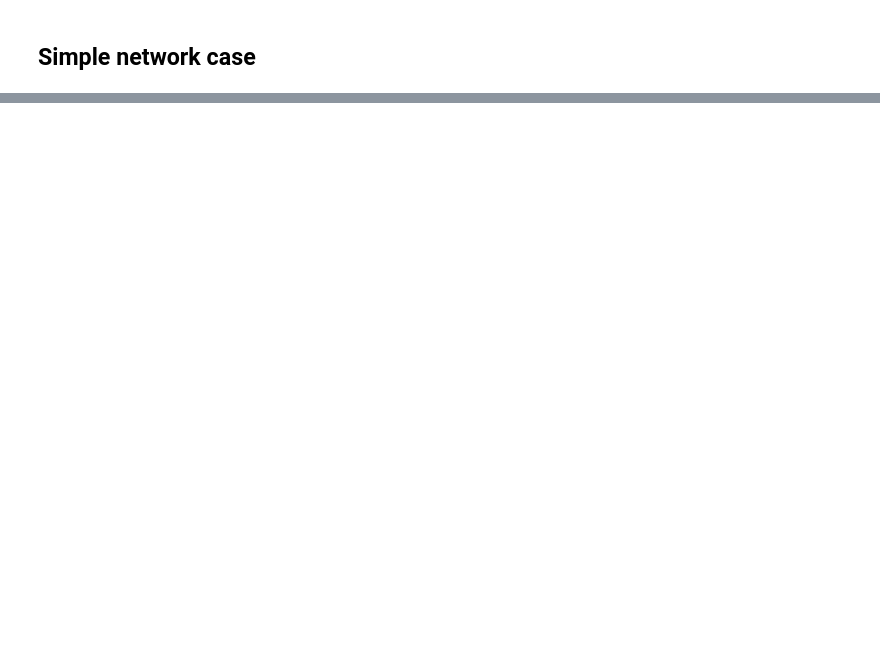
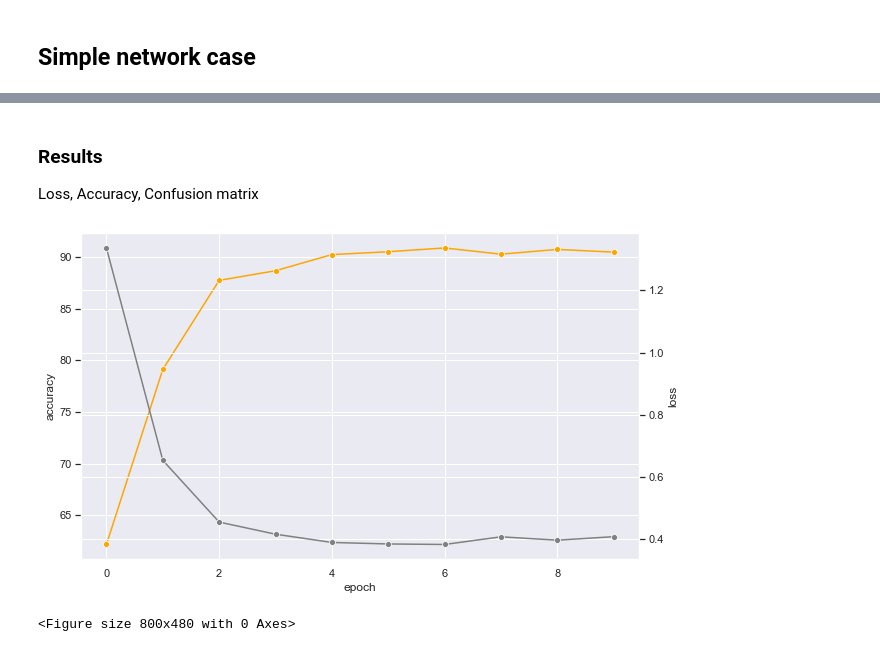
Before and after one commit to ivanobat/nn_sign_lang, a Jupyter notebook: asl_detection_basic.ipynb, the cells around one changed output, grey strips where cells are left out. Cells and saved outputs as stored; diff of their text form; code cells hidden in the pictures; blank space fills up the shorter version.

```diff
--- a/asl_detection_basic.ipynb
+++ b/asl_detection_basic.ipynb
@@ -456,0 +333,12 @@ Loss, Accuracy, Confusion matrix
+# %%
+channels = 1
+img_size = 28
+in_size = img_size*img_size*channels
+out_size = 26           # number of classes
+n_feat = img_size*img_size
+epochs = 10
+batch_size = 100
+learning_rate = 0.0001
+gamma = 1
+momentum = 0.9
+n_hidden = 512        # number of hidden units
@@ -456,0 +401,9 @@ Loss, Accuracy, Confusion matrix
+# %%
+import torch.optim.lr_scheduler
+# instantiate and run nn
+
+model_fnn = convolutional1(in_size, n_hidden, out_size) # convolutional
+model_fnn.to(device)
+optimizer = torch.optim.Adam(model_fnn.parameters(),lr=learning_rate)
+
+summary(model_fnn, input_size = (channels,img_size,img_size), batch_size = -1)
@@ -456,0 +428,18 @@ Loss, Accuracy, Confusion matrix
+# %%
+results = pd.DataFrame()
+
+for epoch in range(0, epochs):
+    temp = pd.DataFrame()
+    scheduler = torch.optim.lr_scheduler.ExponentialLR(optimizer, gamma=gamma)
+    print('Epoch = '+str(epoch)+' / Learning Rate = ',optimizer.param_groups[0]["lr"])
+
+    train(model_fnn, optimizer, train_data_ldr)
+    accuracy, loss = test(model_fnn, test_data_ldr)
+
+    temp['nn'], temp['epoch'], temp['accuracy'], temp['loss'] = zip(['cnn',epoch,accuracy,loss])
+    results = results.append(temp)
+
+    scheduler.step()
+
+results = results.reset_index()
+results_cnn = results.drop('index', axis=1)
@@ -456,0 +464,12 @@ Loss, Accuracy, Confusion matrix
+# %% [markdown]
+### Results
+Loss, Accuracy, Confusion matrix
+# %%
+fig, ax1 = plt.subplots(figsize=(10, 6));
+figure(figsize=(10, 6), dpi=80);
+sns.lineplot(data=results_cnn, x='epoch', y='accuracy',marker='o', ax=ax1, color='orange');
+ax2 = ax1.twinx();
+sns.lineplot(data=results_cnn, x='epoch', y='loss',marker='o', ax=ax2, color='gray');
+# %% [output]
+[figure, added]
+<Figure size 800x480 with 0 Axes>
```
Also changed, not shown: parts of 47 cells of this notebook.
